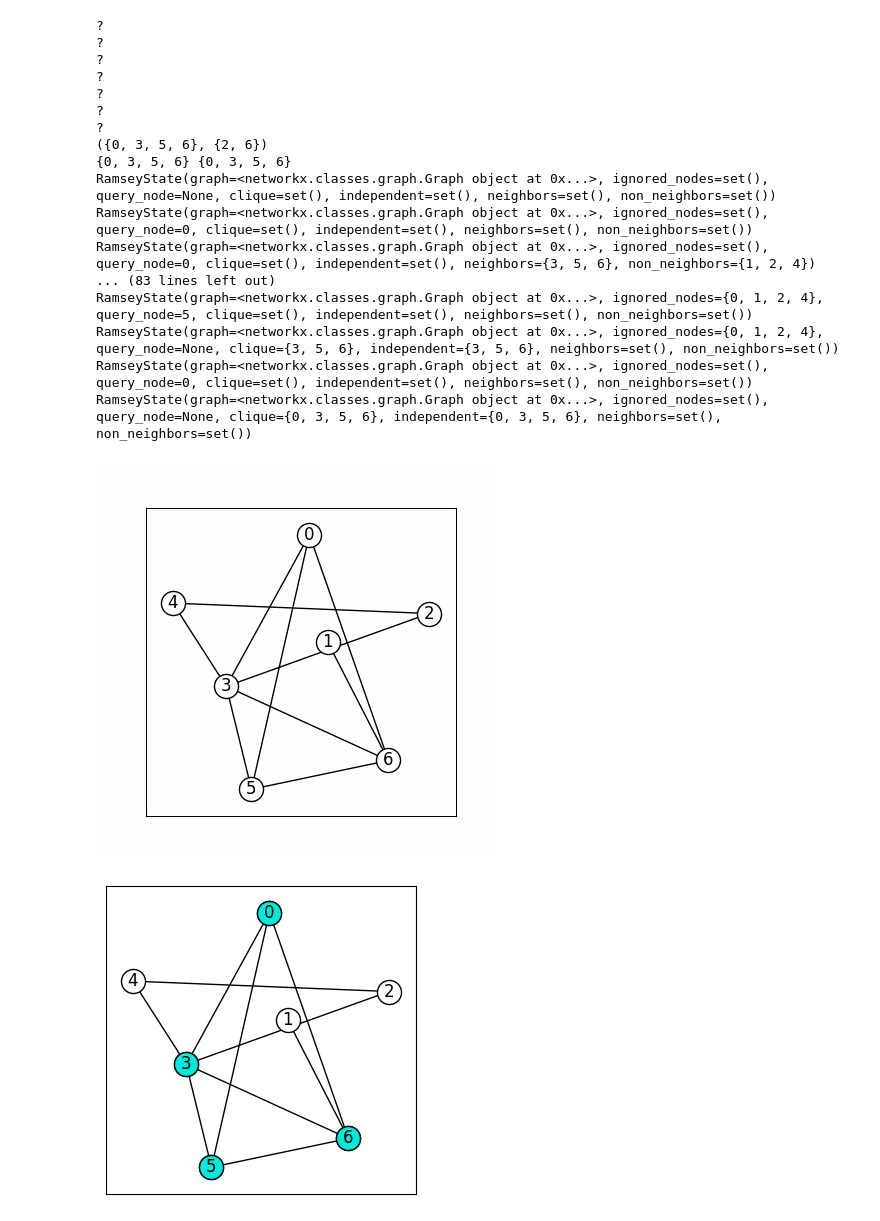
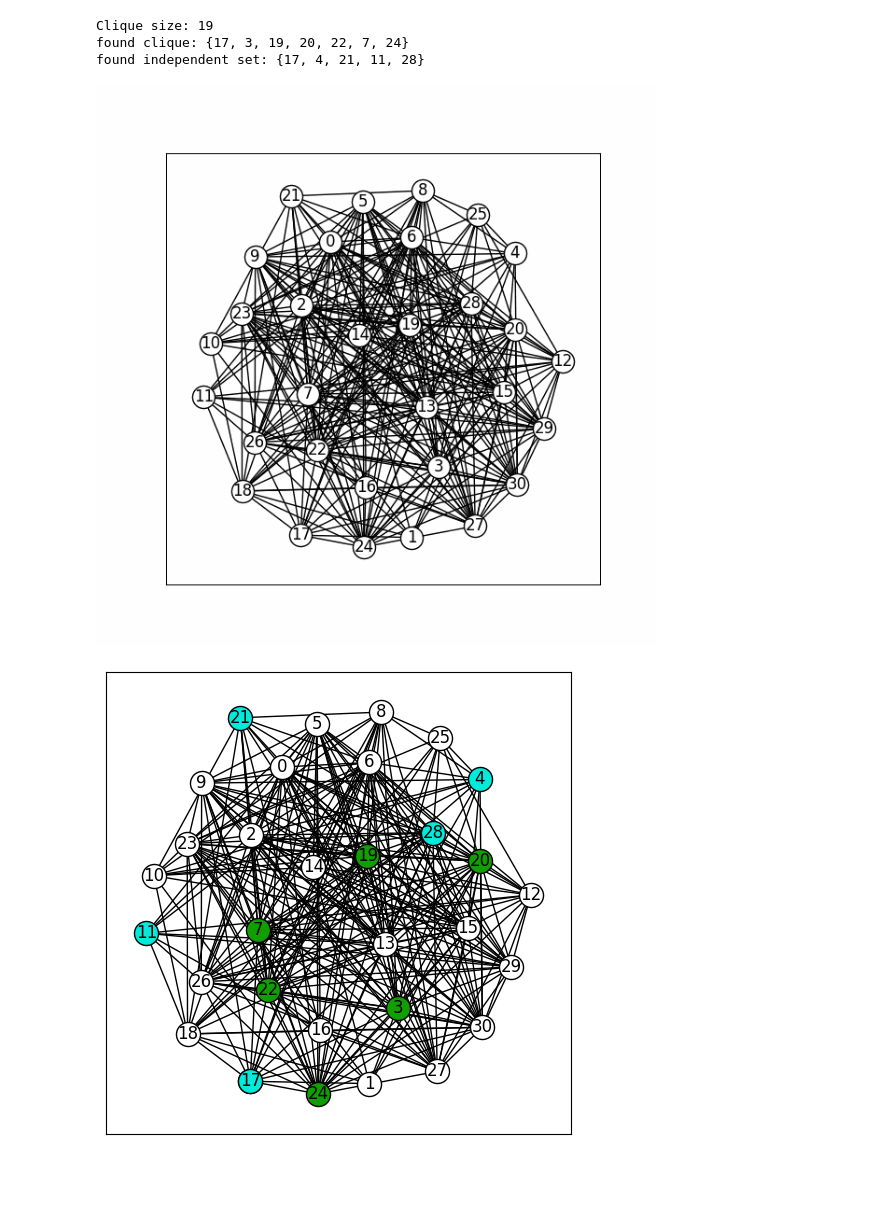
Before and after one commit to MidnightHermes/CS5110-Final-Project, a Jupyter notebook: src/algorithms/max_clique.ipynb, the cells around one changed output. Drawn from its saved outputs; the diff is of its cells as text; code cells hidden in the pictures; blank space fills up the shorter version.

```diff
--- a/src/algorithms/max_clique.ipynb
+++ b/src/algorithms/max_clique.ipynb
@@ -21,6 +21,10 @@ class RamseyState:
     independent: set[int]
     neighbors: set[int]
     non_neighbors: set[int]
+    c1: set[int]
+    c2: set[int]
+    i1: set[int]
+    i2: set[int]
 
     @property
     def nodes(self):
@@ -39,7 +43,7 @@ class RamseyState:
         ignore_non_neighbors = new_ignore | self.non_neighbors
         nb_state = dataclasses.replace(copy.copy(baseline), ignored_nodes=ignore_non_neighbors)
 
-        ignore_neighbors = new_ignore | self.non_neighbors
+        ignore_neighbors = new_ignore | self.neighbors
         nnb_state = dataclasses.replace(copy.copy(baseline), ignored_nodes=ignore_neighbors)
 
         return nb_state, nnb_state
@@ -52,7 +56,11 @@ class RamseyState:
             clique=set(),
             independent=set(),
             neighbors=set(),
-            non_neighbors=set())
+            non_neighbors=set(),
+            c1=set(),
+            c2=set(),
+            i1=set(),
+            i2=set())
 
     def __copy__(self):
         return RamseyState(graph=self.graph,
@@ -61,7 +69,11 @@ class RamseyState:
                              clique=self.clique.copy(),
                              independent=self.independent.copy(),
                              neighbors=self.neighbors.copy(),
-                             non_neighbors=self.non_neighbors.copy())
+                             non_neighbors=self.non_neighbors.copy(),
+                             c1=self.c1.copy(),
+                             c2=self.c2.copy(),
+                             i1=self.i1.copy(),
+                             i2=self.i2.copy())
 # %%
 def ramsey(state: RamseyState):
     state = copy.copy(state)
@@ -73,7 +85,7 @@ def ramsey(state: RamseyState):
     else:
         yield copy.copy(state)
 
-        v = random.choice(sorted(node_set))
+        v = r.choice(sorted(node_set))
         state.query_node = v
 
         yield copy.copy(state)
@@ -97,6 +109,9 @@ def ramsey(state: RamseyState):
             c1 = set()
             i1 = set()
 
+            state.c1 = c1.copy()
+            state.i1 = i1.copy()
+
         yield from neighbor_states
 
         state.neighbors -= neighbors
@@ -110,6 +125,9 @@ def ramsey(state: RamseyState):
             c2 = set()
             i2 = set()
 
+            state.c2 = c2.copy()
+            state.i2 = i2.copy()
+
         yield from non_neighbor_states
 
         state.non_neighbors -= non_neighbors
@@ -117,6 +135,9 @@ def ramsey(state: RamseyState):
 
         c1.add(v)
         i2.add(v)
+
+        state.c1 = c1.copy()
+        state.i2 = i2.copy()
 
         state.query_node = None
 
@@ -167,44 +188,28 @@ def update(state: RamseyState, pos, ax):
 # %%
 number_nodes = random.choice(range(30, 41))
 clique_size = random.choice(range(7, (number_nodes * 2) // 3))
 
-builder = RandomGraphBuilder().nodes(7).clique(4, False).connected().random_edges(.3).shuffle_nodes()
+builder = RandomGraphBuilder().nodes(number_nodes).clique(clique_size, False).connected().random_edges(.3).shuffle_nodes()
 g = builder.build()
 
 initial_state = RamseyState.initial(g)
 
 states = [state for state in ramsey(initial_state) if state is not None]
 
-print(max_clique.ramsey(g))
-print(states[-1].clique, states[-1].independent)
-
-for s in states:
-    print(s)
+print(f'Clique size: {clique_size}')
+print(f'found clique: {states[-1].clique}')
+print(f'found independent set: {states[-1].independent}')
 
 # Set up the plot
-fig, ax = plt.subplots(figsize=(4, 4))
+fig, ax = plt.subplots(figsize=(6, 6))
 pos = nx.arf_layout(g)  # Use shell_layout to avoid nodes on top of edges
 
-FuncAnimation(fig, update, frames=states, fargs=(pos, ax), interval=1000, repeat=False).save("ramsey_animation.gif", writer='pillow', fps=1)
+FuncAnimation(fig, update, frames=states, fargs=(pos, ax), interval=1000, repeat=False).save("ramsey_animation.gif", writer='pillow', fps=.7)
 
 Image(filename='ramsey_animation.gif')
 # %% [output]
-?
-?
-?
-?
-?
-?
-?
-({0, 3, 5, 6}, {2, 6})
-{0, 3, 5, 6} {0, 3, 5, 6}
-RamseyState(graph=<networkx.classes.graph.Graph object at 0x...>, ignored_nodes=set(), query_node=None, clique=set(), independent=set(), neighbors=set(), non_neighbors=set())
-RamseyState(graph=<networkx.classes.graph.Graph object at 0x...>, ignored_nodes=set(), query_node=0, clique=set(), independent=set(), neighbors=set(), non_neighbors=set())
-RamseyState(graph=<networkx.classes.graph.Graph object at 0x...>, ignored_nodes=set(), query_node=0, clique=set(), independent=set(), neighbors={3, 5, 6}, non_neighbors={1, 2, 4})
-... (83 lines left out)
-RamseyState(graph=<networkx.classes.graph.Graph object at 0x...>, ignored_nodes={0, 1, 2, 4}, query_node=5, clique=set(), independent=set(), neighbors=set(), non_neighbors=set())
-RamseyState(graph=<networkx.classes.graph.Graph object at 0x...>, ignored_nodes={0, 1, 2, 4}, query_node=None, clique={3, 5, 6}, independent={3, 5, 6}, neighbors=set(), non_neighbors=set())
-RamseyState(graph=<networkx.classes.graph.Graph object at 0x...>, ignored_nodes=set(), query_node=0, clique=set(), independent=set(), neighbors=set(), non_neighbors=set())
-RamseyState(graph=<networkx.classes.graph.Graph object at 0x...>, ignored_nodes=set(), query_node=None, clique={0, 3, 5, 6}, independent={0, 3, 5, 6}, neighbors=set(), non_neighbors=set())
+Clique size: 19
+found clique: {17, 3, 19, 20, 22, 7, 24}
+found independent set: {17, 4, 21, 11, 28}
-[figure, old version]
+[figure, new version]
-[figure, old version]
+[figure, new version]
```
Also changed, not shown: 1 other file.
